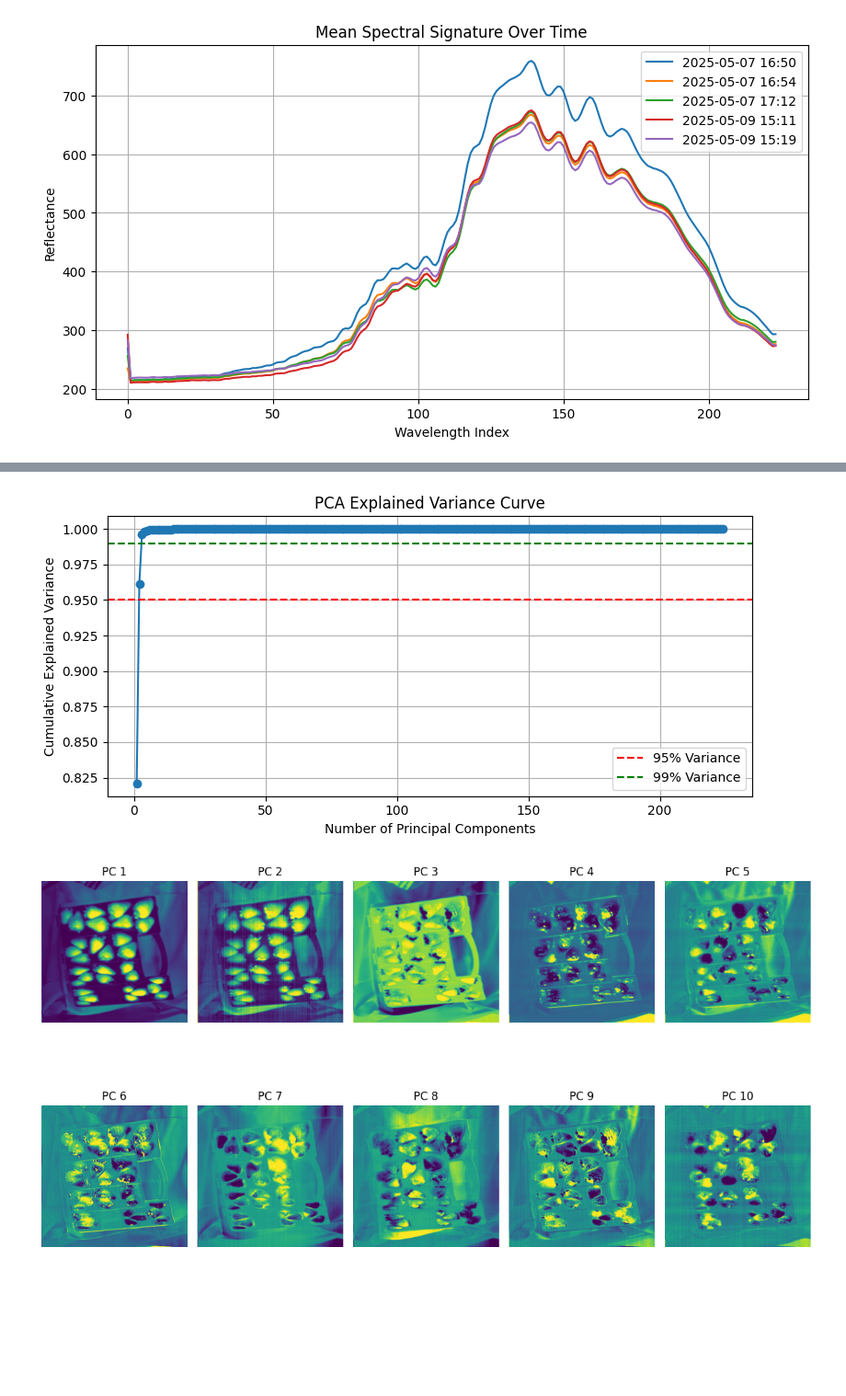
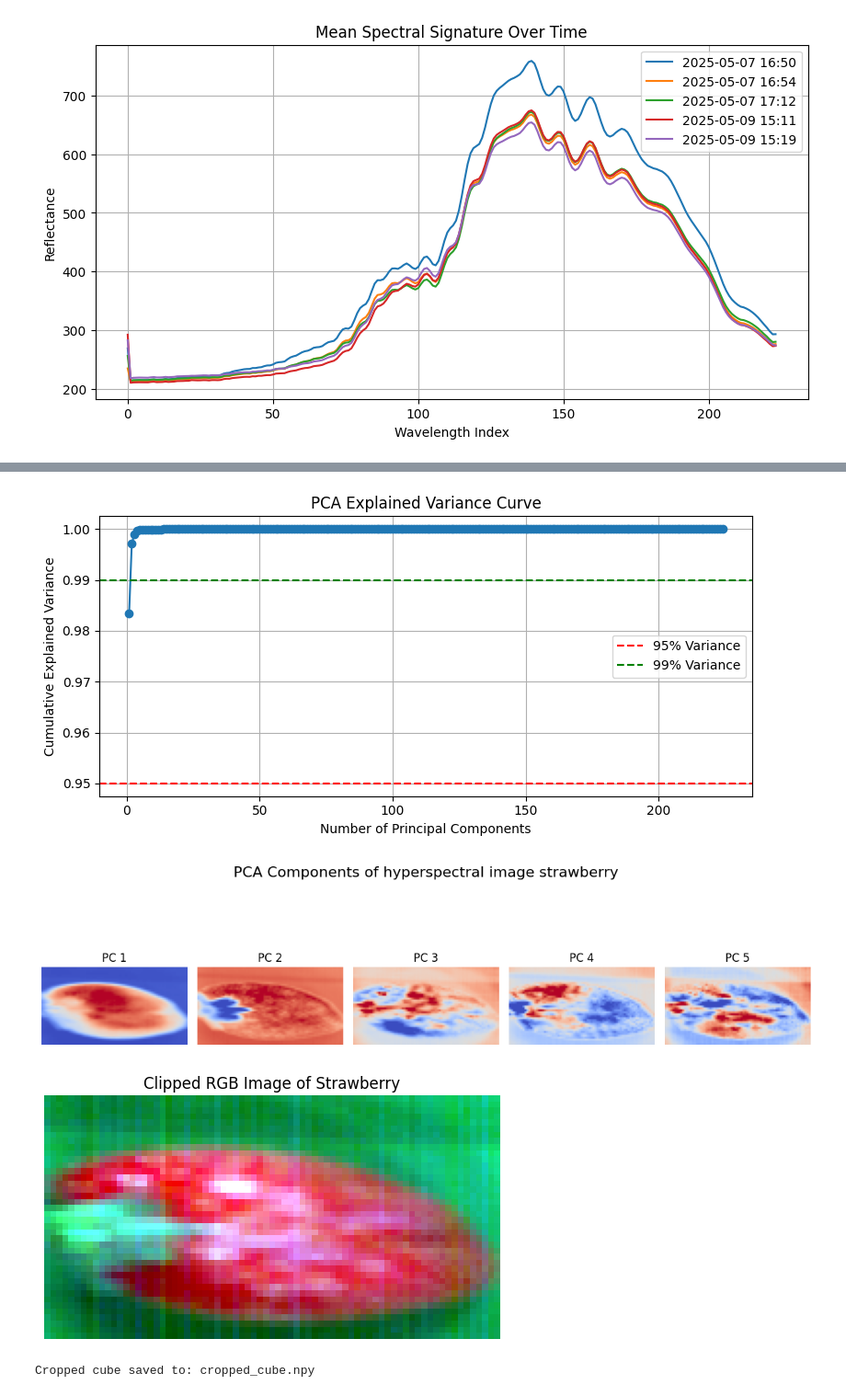
Before and after one commit to Hezengin/HSI-Sortingsystem, a Jupyter notebook: hsi_data_analysis.ipynb, the cells around one changed output, grey strips where cells are left out. Shown: that part at 92% size. Cells and saved outputs as stored; diff of their text form; code cells hidden in the pictures; blank space fills up the shorter version.

Commit message:
compared PCA data prep

```diff
--- a/hsi_data_analysis.ipynb
+++ b/hsi_data_analysis.ipynb
@@ -143,5 +106,2 @@ plt.show()
 # %% [output]
 [figure]
-# %%
-for i, spectrum in enumerate(data_cubes):
-    print(f"Spectrum {i} shape: {spectrum.shape}")
@@ -183,6 +137,21 @@ def generate_rgb_composite(data_cube, bands, red_range=(620, 750), green_range=(
     rgb_composite = np.power(rgb_norm, 1 / gamma)
 
     return rgb_composite
+# %%
+# Cut the everything of the datacube outside the area of interest x(189:264), y(62:102)
+def crop_data_cube(data_cube, x_range=(189, 264), y_range=(62, 102)):
+    """
+    Crop the data cube to the specified x and y ranges.
+
+    Parameters:
+    - data_cube (numpy.ndarray): The input 3D data cube.
+    - x_range (tuple): The range of x indices to keep.
+    - y_range (tuple): The range of y indices to keep.
+
+    Returns:
+    - cropped_cube (numpy.ndarray): The cropped data cube.
+    """
+    return data_cube[y_range[0]:y_range[1], :, x_range[0]:x_range[1]]
 # %%
 def process_band(data_cube, bands, band_range, crop_margin=50):
     """
@@ -254,8 +352,7 @@ from sklearn.decomposition import PCA
 import os
 
 # === Load the Hyperspectral Data Cube ===
-data_path = "data_cubes/data_cube_20250509_151914.npy"
-hsi_data = np.load(data_path)
+hsi_data = cropped_cube
 
 
 # === Reshape the Cube to 2D (pixels x bands) ===
@@ -284,36 +381,66 @@ plt.tight_layout()
 plt.show()
 
 # === Choose Number of Components Based on Explained Variance ===
-num_components = 10
+num_components = 5
 
 # === Apply PCA ===
 pca = PCA(n_components=num_components)
 pca_result = pca.fit_transform(reshaped_data)  # (pixels, components)
 
 # === Reshape Back to Image Format (height, width, components) ===
 pca_image = pca_result.T.reshape(num_components, h, w).transpose(1, 2, 0)
 
 # == Display PCA Components with Percentile Clipping ==
 plt.figure(figsize=(12, 8))
 for i in range(num_components):
     pc = pca_image[:, :, i]
 
     # Apply percentile-based clipping
     percentiles = (2, 98)
     vmin, vmax = np.percentile(pc, percentiles)
 
     plt.subplot(2, 5, i + 1)
-    plt.imshow(pc, cmap='viridis', vmin=vmin, vmax=vmax)
+    plt.imshow(pc, cmap='coolwarm', vmin=vmin, vmax=vmax)
     plt.title(f'PC {i + 1}')
     plt.axis('off')
 plt.tight_layout()
+plt.suptitle('PCA Components of hyperspectral image strawberry', fontsize=16)
 plt.show()
+
+def clip_percentile(img, lower=2, upper=98):
+    vmin = np.percentile(img, lower)
+    vmax = np.percentile(img, upper)
+    img_clipped = np.clip((img - vmin) / (vmax - vmin), 0, 1)
+    return img_clipped
+
+# Assume rgb_composite is shape (H, W, 3)
+rgb_clipped = np.zeros_like(rgb_composite)
+
+for i in range(3):  # R, G, B channels
+    rgb_clipped[:, :, i] = clip_percentile(rgb_composite[:, :, i])
+
+
+# plot the rgb composite image of original data cube
+plt.imshow(rgb_clipped)
+plt.title("Clipped RGB Image of Strawberry")
+plt.axis("off")
+plt.show()
+
 
 # # === Save the PCA Output if Needed ===
 # output_path = "pca_output/pca_image.npy"
 # os.makedirs(os.path.dirname(output_path), exist_ok=True)
 # np.save(output_path, pca_image)
 # print(f"PCA image saved to: {output_path}")
+
+
+# Save cropped cube
+output_path = "cropped_cube.npy"
+os.makedirs(folder_path, exist_ok=True)
+np.save(os.path.join(folder_path, output_path), cropped_cube)
+print(f"Cropped cube saved to: {output_path}")
 # %% [output]
-[figure, old version]
+[figure, new version]
-[figure, old version]
+[figure, new version]
+[figure, added]
+Cropped cube saved to: cropped_cube.npy
```
Also changed, not shown: parts of 9 cells of this notebook.
